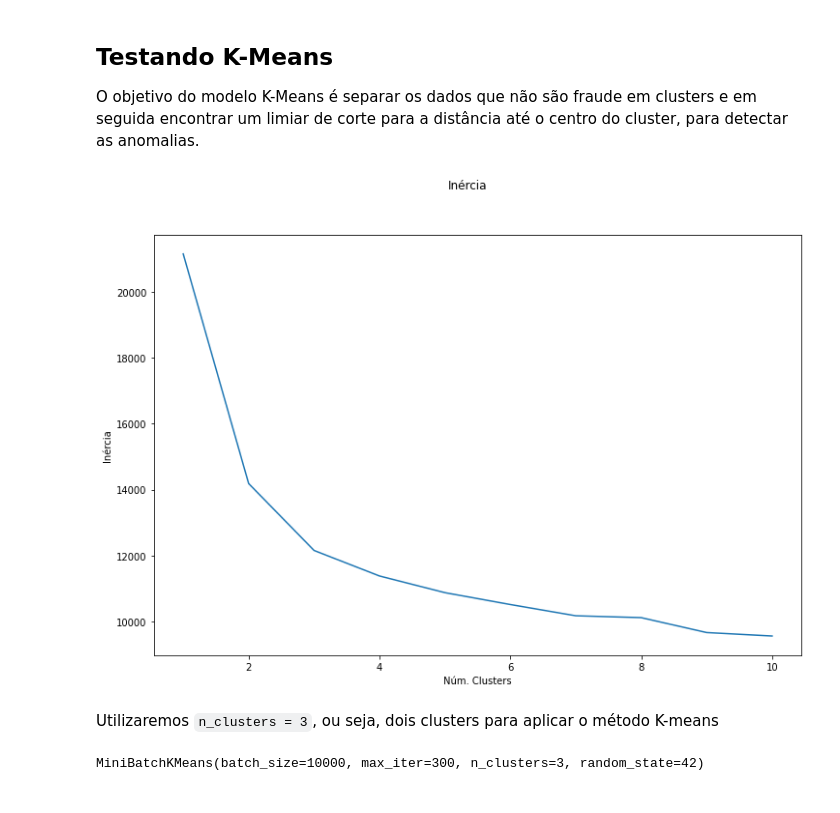
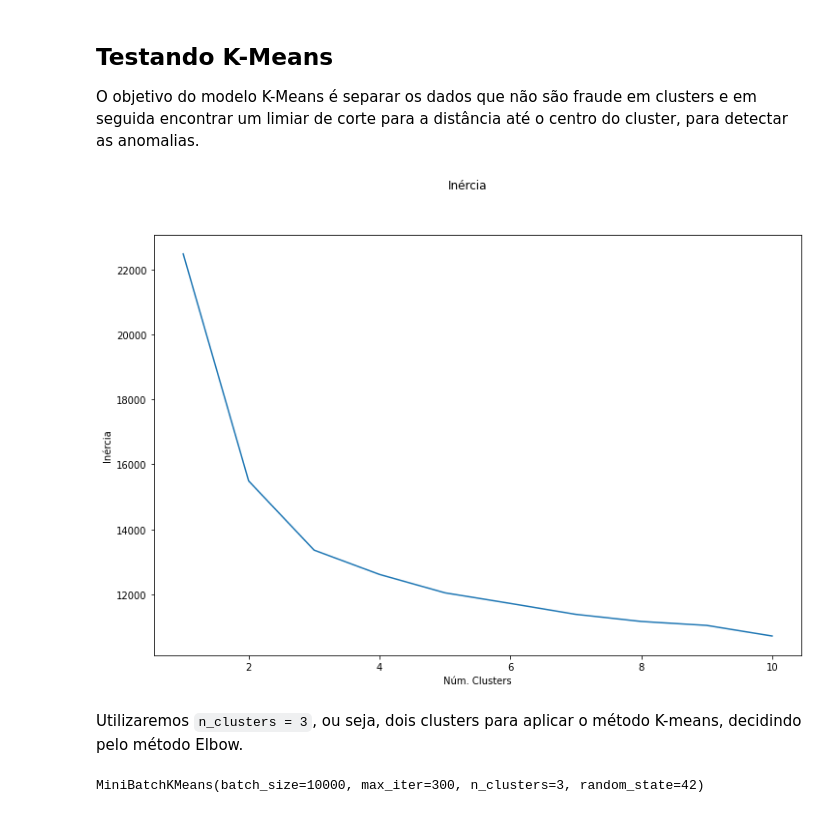
Before and after one commit to Gabriel-Stella/Credit_Card_Fraud, a Jupyter notebook: Credit_Card_Fraud_part1.ipynb, the cells around one changed output. Cells and saved outputs as stored; diff of their text form; code cells hidden in the pictures.

```diff
--- a/Credit_Card_Fraud_part1.ipynb
+++ b/Credit_Card_Fraud_part1.ipynb
@@ -220,24 +240,22 @@ X_f,y_f = X_f[index_shuffling_f,:],y_f[index_shuffling_f,:]
 
 
 # Definindo os tamanhos dos dados de treino, teste e validação para fraude
-# A divisão ficará 60%-20%-20%
-train_size_f = int(n_examples_f*0.6)
-val_size_f = int(n_examples_f*0.2)
-test_size_f = n_examples_f - train_size_f - val_size_f
+# A divisão ficará 0-50%-50%
+train_size_f = 0
+val_size_f = int(n_examples_f*0.5)
+test_size_f = n_examples_f  - val_size_f
 
 
 # Separando em dados de treino-teste-validação
-X_f_train,y_f_train = X_f[:train_size_f],y_f[:train_size_f]
 X_f_val,y_f_val = X_f[train_size_f:train_size_f+val_size_f],y_f[train_size_f:train_size_f+val_size_f]
 X_f_test,y_f_test = X_f[train_size_f+val_size_f:],y_f[train_size_f+val_size_f:]
 
 
 
 
-# Concatenando os dados rebalanceados
-
-X_train = np.concatenate((X_f_train,X_nf_train),axis=0)
-y_train = np.concatenate((y_f_train,y_nf_train),axis=0)
+# Concatenando os dados depois da divisão
+X_train = X_nf_train
+y_train = y_nf_train
 
 
 X_val = np.concatenate((X_f_val,X_nf_val),axis=0)
@@ -251,10 +269,9 @@ y_test = np.concatenate((y_nf_test,y_f_test),axis=0)
 
 
 # Rebalanceando os dados de treino e validação
-sm_train = SMOTE(sampling_strategy='minority',random_state=42)
 sm_val = SMOTE(sampling_strategy='minority',random_state=42)
 
-X_train,y_train = sm_train.fit_resample(X_train,y_train)
+
 X_val,y_val = sm_val.fit_resample(X_val,y_val)
 
 # Definindo os tamanhos de treino, teste e validação novamente
@@ -305,31 +321,35 @@ X_nf_train_sc = sc_X.transform(X_nf_train)
 # %%
 from sklearn.cluster import MiniBatchKMeans
 
 # hiperparametros K-means
 n_clusters_max=10
 batch_size=10000
 max_iter=300
 
-wscc_total = np.zeros(n_clusters_max)
+# Within Cluster Squared Sum (WCSS)
+wcss = np.zeros(n_clusters_max)
 num_clusters = np.arange(1,n_clusters_max+1,dtype=int)
-for i in range(n_clusters_max):
-    kmeans_clusters = MiniBatchKMeans(n_clusters=num_clusters[i],init='k-means++',random_state=42,batch_size=batch_size,max_iter=max_iter)
+# número de clusters selecionados
+for i,num_cluster in enumerate(num_clusters):
+    kmeans_clusters = MiniBatchKMeans(n_clusters=num_cluster,init='k-means++',random_state=42,batch_size=batch_size,max_iter=max_iter)
     # Treinamento K-Means
-    kmeans_clusters.fit(X_nf_train_sc)
-    wscc_total[i] = kmeans_clusters.inertia_
+    kmeans_clusters.fit(X_train_sc)
+    wcss[i] = kmeans_clusters.inertia_
+
+# Figuras de Inércia por número de clusters
 fig = plt.figure(figsize=(12,8))
-plt.plot(num_clusters,wscc_total)
+plt.plot(num_clusters,wcss)
 plt.suptitle("Inércia")
 plt.xlabel('Núm. Clusters')
 plt.ylabel('Inércia')
 fig.patch.set_alpha(1.0)
 fig.savefig('figures/part1/elbow_kmeans.pdf', bbox_inches='tight')
 fig.savefig('figures/part1/elbow_kmeans.png', bbox_inches='tight')
 plt.show()
 # %% [output]
-[figure, old version]
+[figure, new version]
 # %% [markdown]
-Utilizaremos ``n_clusters = 3``, ou seja, dois clusters para aplicar o método K-means
+Utilizaremos ``n_clusters = 3``, ou seja, dois clusters para aplicar o método K-means, decidindo pelo método Elbow.
 # %%
 kmeans_clusters = MiniBatchKMeans(n_clusters=3,init='k-means++',random_state=42,batch_size=batch_size,max_iter=max_iter)
 # Treinamento K-Means
```
Also changed, not shown: parts of 26 cells of this notebook, 1 other file.
